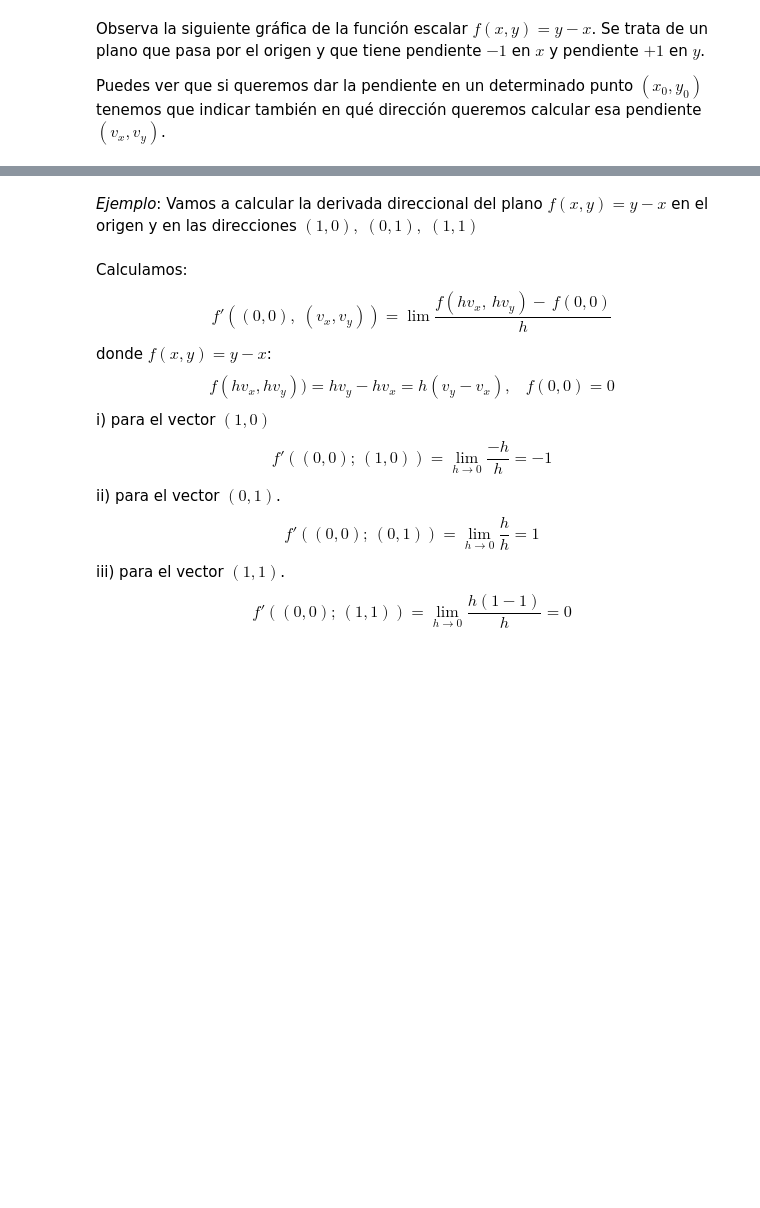
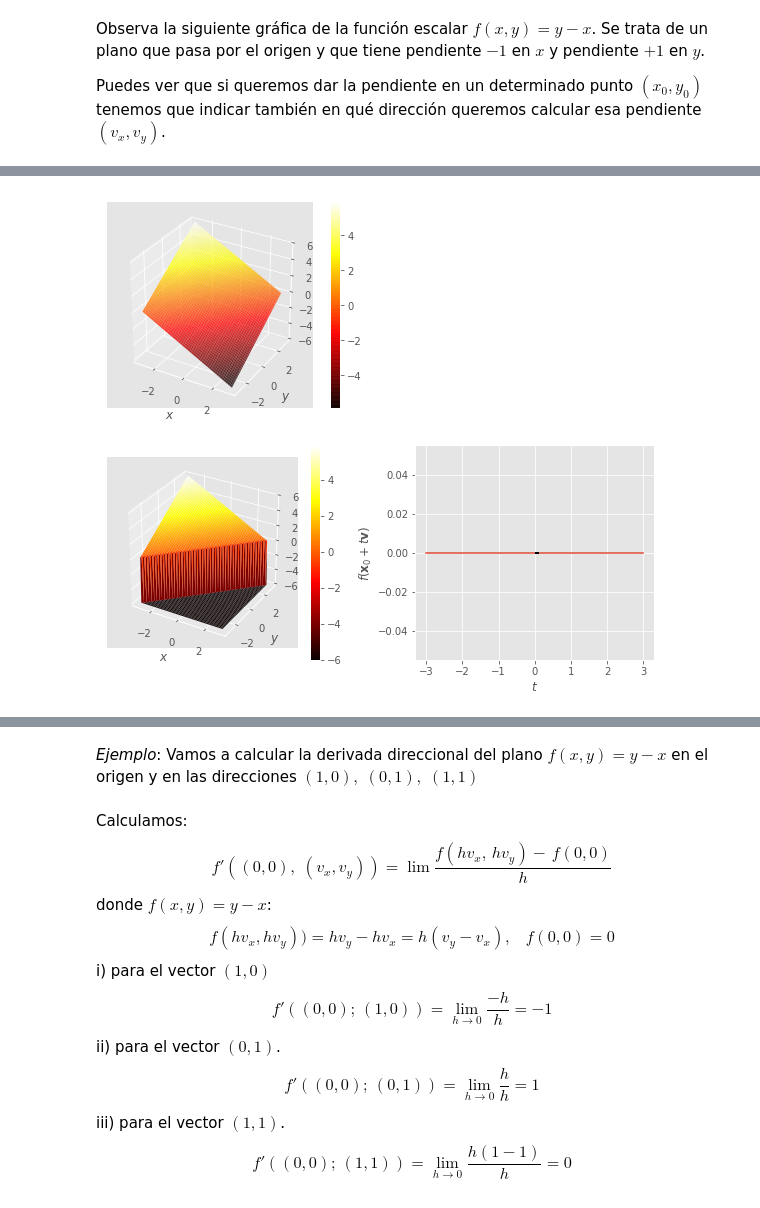
Before and after one commit to jahernando/USC-MMIII, a Jupyter notebook: tderivadas_direccional_diferencial.ipynb, the cells around one changed output, grey strips where cells are left out. Saved outputs shown, nothing was run; the diff lists cells and outputs as text; code cells hidden in the pictures; blank space fills up the shorter version.

```diff
--- a/tderivadas_direccional_diferencial.ipynb
+++ b/tderivadas_direccional_diferencial.ipynb
@@ -135,0 +130,35 @@ Nota que en la derivada direccional, $f({\bf x}_0 ; {\bf v})$, aparece *explíci
+# %%
+def graph_section(fun, x0, y0, vx, vy, length = 3., sign = +1.):
+    xs  = np.linspace(-1.*length, length, 100)
+    ys  = np.linspace(-1.*length, length, 100)
+    xms, yms = np.meshgrid(xs, ys)
+    zms = fun(xms, yms)
+    dvx, dvy = xms - x0, yms - y0
+    dd  = dvy * vx - dvx * vy
+    zmin = np.min(zms)
+    zms[sign*dd >= 0.] = zmin
+    fig = plt.figure(figsize=(8, 3.8))
+    ax = fig.add_subplot(1, 2, 1, projection='3d')
+    sf = ax.plot_surface(xms, yms, zms, cmap=cmap)
+    ax.set_xlabel('$x$'); ax.set_ylabel('$y$'); ax.set_aspect('equal')
+    fig.colorbar(sf)
+    ax = plt.subplot(1, 2, 2)
+    ts  = np.linspace(-1.*length, length, 100)
+    gxs = x0 + ts * vx
+    gys = y0 + ts * vy
+    ffs = fun(gxs, gys)
+    ax.plot(ts, ffs)
+    sel = (ts >= 0.) & (ts < 0.1)
+    ax.plot(ts[sel], ffs[sel], color = 'black', lw = 2)
+    ax.set_xlabel('$t$'); ax.set_ylabel(r'$f({\bf x}_0 + t {\bf v})$');
+    fig.tight_layout()
+    return
+# %%
+x0, y0 = 0., 0.
+vx, vy = 1., 1.
+fun = lambda x, y: y - x
+graph(fun)
+graph_section(fun, x0, y0, vx, vy, sign = -1);
+# %% [output]
+[figure, added]
+[figure, added]
```
Also changed, not shown: parts of 34 cells of this notebook, 1 other file.
